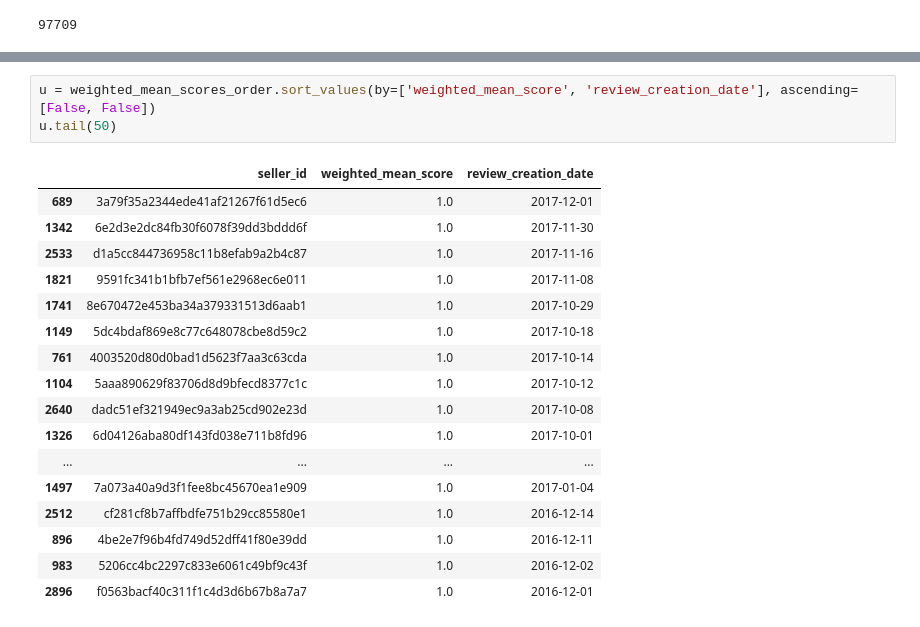
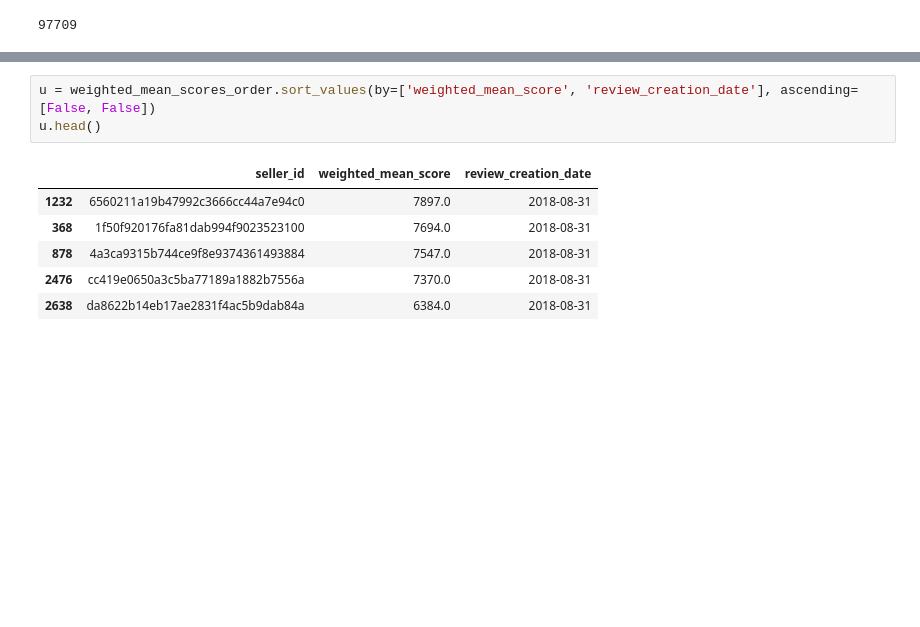
Before and after one commit to BaRobles/Compass_Data_Science, a Jupyter notebook: 1.Sprint.Compass.ipynb, the cells around one changed output, grey strips where cells are left out. Cells and saved outputs as stored; diff of their text form; blank space fills up the shorter version.

```diff
--- a/1.Sprint.Compass.ipynb
+++ b/1.Sprint.Compass.ipynb
@@ -1023,23 +1064,12 @@ correlation_orders_review_av
 # %%
 u = weighted_mean_scores_order.sort_values(by=['weighted_mean_score', 'review_creation_date'], ascending=[False, False])
-u.tail(50)
+u.head()
 # %% [output]
 |  | seller_id | weighted_mean_score | review_creation_date |
-| 689 | 3a79f35a2344ede41af21267f61d5ec6 | 1.0 | 2017-12-01 |
-| 1342 | 6e2d3e2dc84fb30f6078f39dd3bddd6f | 1.0 | 2017-11-30 |
-| 2533 | d1a5cc844736958c11b8efab9a2b4c87 | 1.0 | 2017-11-16 |
-| 1821 | 9591fc341b1bfb7ef561e2968ec6e011 | 1.0 | 2017-11-08 |
-| 1741 | 8e670472e453ba34a379331513d6aab1 | 1.0 | 2017-10-29 |
-| 1149 | 5dc4bdaf869e8c77c648078cbe8d59c2 | 1.0 | 2017-10-18 |
-| 761 | 4003520d80d0bad1d5623f7aa3c63cda | 1.0 | 2017-10-14 |
-| 1104 | 5aaa890629f83706d8d9bfecd8377c1c | 1.0 | 2017-10-12 |
-| 2640 | dadc51ef321949ec9a3ab25cd902e23d | 1.0 | 2017-10-08 |
-| 1326 | 6d04126aba80df143fd038e711b8fd96 | 1.0 | 2017-10-01 |
-| ... | ... | ... | ... |
-| 1497 | 7a073a40a9d3f1fee8bc45670ea1e909 | 1.0 | 2017-01-04 |
-| 2512 | cf281cf8b7affbdfe751b29cc85580e1 | 1.0 | 2016-12-14 |
-| 896 | 4be2e7f96b4fd749d52dff41f80e39dd | 1.0 | 2016-12-11 |
-| 983 | 5206cc4bc2297c833e6061c49bf9c43f | 1.0 | 2016-12-02 |
-| 2896 | f0563bacf40c311f1c4d3d6b67b8a7a7 | 1.0 | 2016-12-01 |
+| 1232 | 6560211a19b47992c3666cc44a7e94c0 | 7897.0 | 2018-08-31 |
+| 368 | 1f50f920176fa81dab994f9023523100 | 7694.0 | 2018-08-31 |
+| 878 | 4a3ca9315b744ce9f8e9374361493884 | 7547.0 | 2018-08-31 |
+| 2476 | cc419e0650a3c5ba77189a1882b7556a | 7370.0 | 2018-08-31 |
+| 2638 | da8622b14eb17ae2831f4ac5b9dab84a | 6384.0 | 2018-08-31 |
 # %%
 smoothed_mean_scores
```
Also changed, not shown: parts of 11 cells of this notebook.
